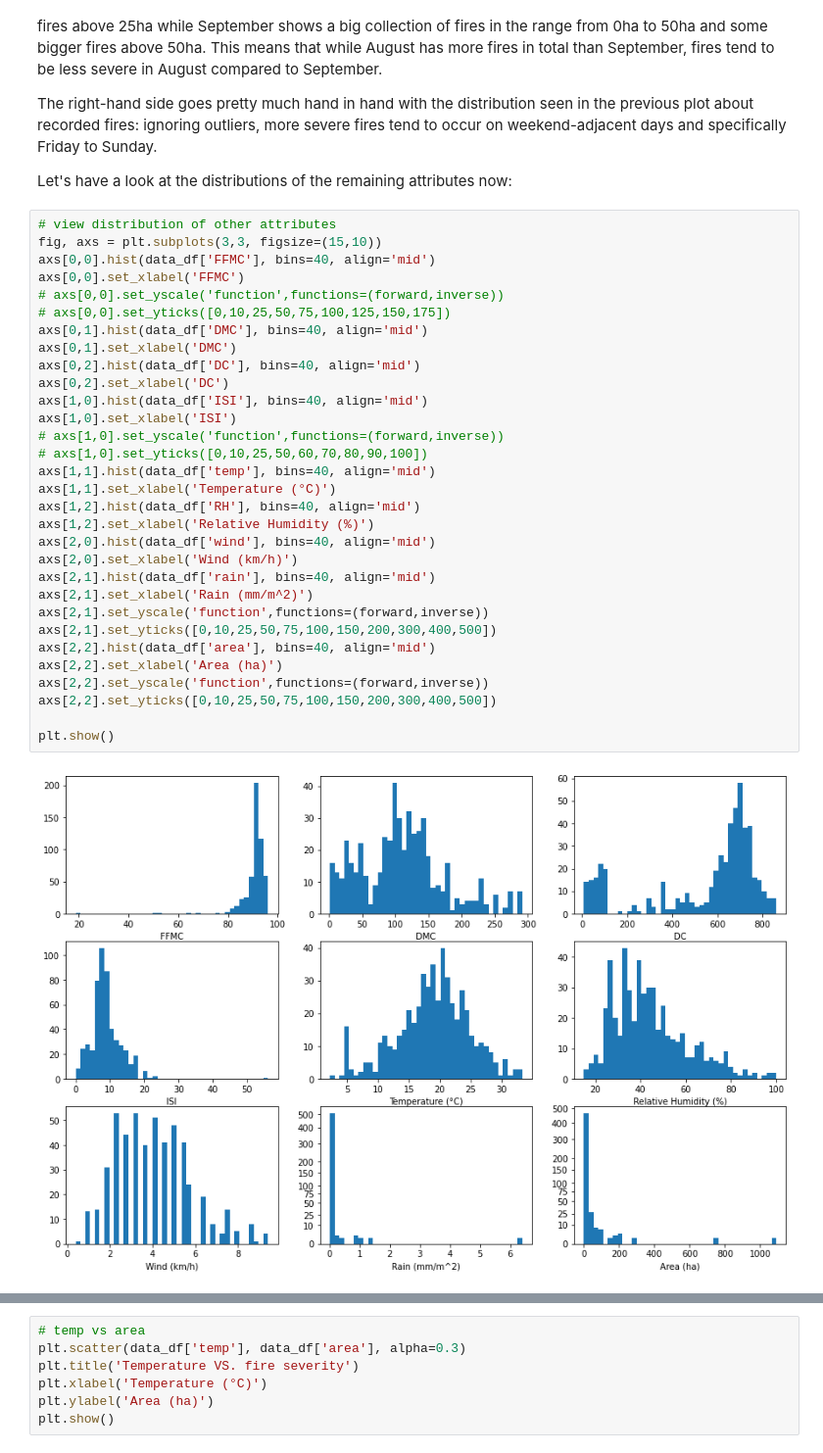
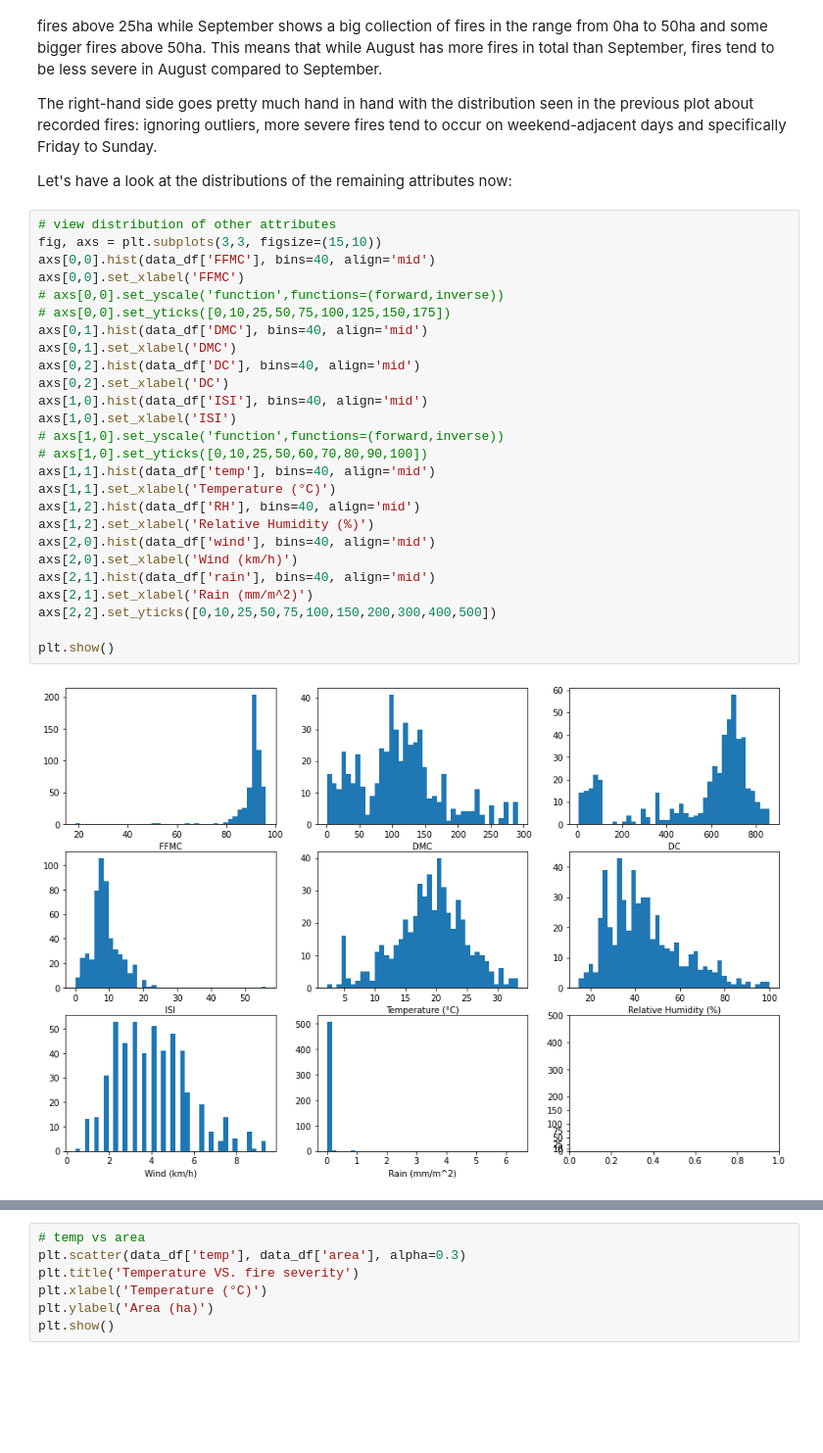
Before and after one commit to laura-riedel/ML-IDA-1-final-project, a Jupyter notebook: src/data_exploration.ipynb, the cells around one changed output, grey strips where cells are left out. Shown at 98% size. Cells and saved outputs as stored; diff of their text form; blank space fills up the shorter version.

Commit message:
Finished data exploration, additional functions file for cleaner notebooks

```diff
--- a/src/data_exploration.ipynb
+++ b/src/data_exploration.ipynb
@@ -123,35 +124,30 @@ Let's have a look at the distributions of the remaining attributes now:
 # %%
 # view distribution of other attributes
 fig, axs = plt.subplots(3,3, figsize=(15,10))
 axs[0,0].hist(data_df['FFMC'], bins=40, align='mid')
 axs[0,0].set_xlabel('FFMC')
 # axs[0,0].set_yscale('function',functions=(forward,inverse))
 # axs[0,0].set_yticks([0,10,25,50,75,100,125,150,175])
 axs[0,1].hist(data_df['DMC'], bins=40, align='mid')
 axs[0,1].set_xlabel('DMC')
 axs[0,2].hist(data_df['DC'], bins=40, align='mid')
 axs[0,2].set_xlabel('DC')
 axs[1,0].hist(data_df['ISI'], bins=40, align='mid')
 axs[1,0].set_xlabel('ISI')
 # axs[1,0].set_yscale('function',functions=(forward,inverse))
 # axs[1,0].set_yticks([0,10,25,50,60,70,80,90,100])
 axs[1,1].hist(data_df['temp'], bins=40, align='mid')
 axs[1,1].set_xlabel('Temperature (°C)')
 axs[1,2].hist(data_df['RH'], bins=40, align='mid')
 axs[1,2].set_xlabel('Relative Humidity (%)')
 axs[2,0].hist(data_df['wind'], bins=40, align='mid')
 axs[2,0].set_xlabel('Wind (km/h)')
 axs[2,1].hist(data_df['rain'], bins=40, align='mid')
 axs[2,1].set_xlabel('Rain (mm/m^2)')
-axs[2,1].set_yscale('function',functions=(forward,inverse))
-axs[2,1].set_yticks([0,10,25,50,75,100,150,200,300,400,500])
-axs[2,2].hist(data_df['area'], bins=40, align='mid')
-axs[2,2].set_xlabel('Area (ha)')
-axs[2,2].set_yscale('function',functions=(forward,inverse))
 axs[2,2].set_yticks([0,10,25,50,75,100,150,200,300,400,500])
 
 plt.show()
 # %% [output]
-[figure, old version]
+[figure, new version]
 # %% [markdown]
 FFMC, DMC, and DC are all codes relating to fuel moisture indicating moisture conditions in different depths of the soil (on top of surface: FFMC; surface: DMC; deep into soil: DC). All codes are unitless, ranging from 0-101 (FFMC), 0-1000 (DC) or open-ended (DMC). All of the codes have in common that higher values represent higher levels of drought in their areas of soil; DC values near 800 already indicate extreme drought conditions (see https://www.nwcg.gov/publications/pms437/cffdrs/fire-weather-index-system).
```
Also changed, not shown: parts of 34 cells of this notebook, 3 other files.
